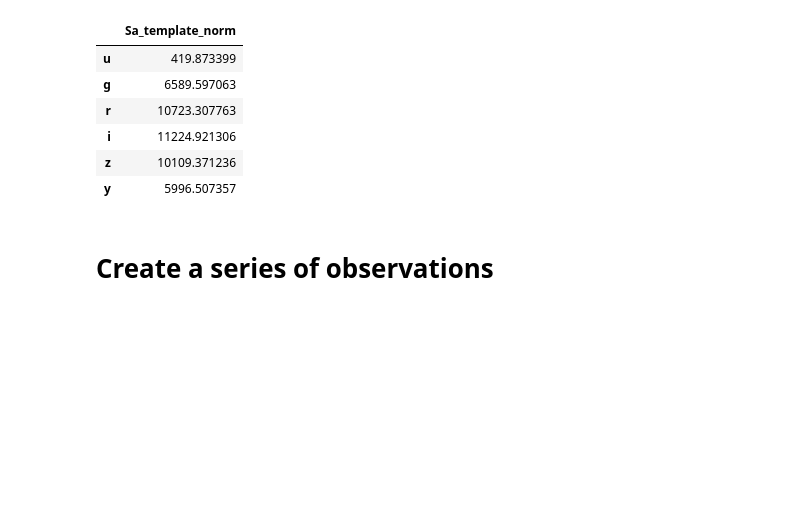
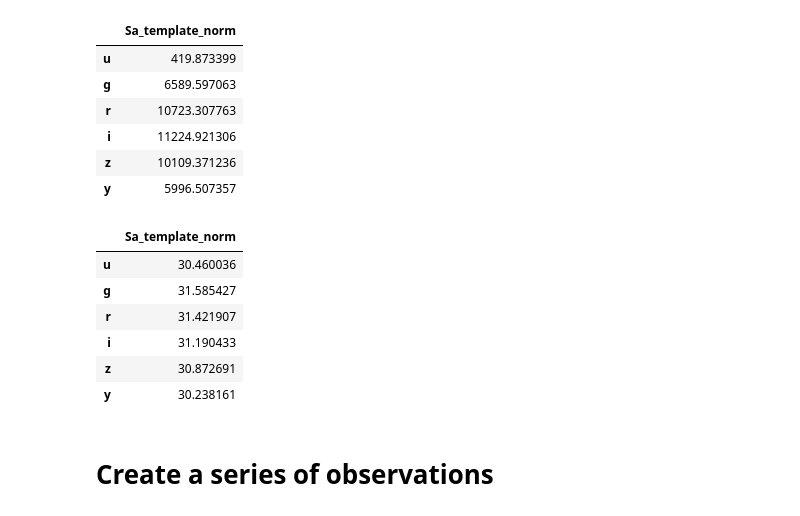
Before and after one commit to sylvielsstfr/RubinLSSTPhotometricCorrTuto, a Jupyter notebook: notebooks/02_PhotometricCorrections/02b_SEDshapeEstimation.ipynb, the cells around one changed output. Cells and saved outputs as stored; diff of their text form; code cells hidden in the pictures; blank space fills up the shorter version.

```diff
--- a/notebooks/02_PhotometricCorrections/02b_SEDshapeEstimation.ipynb
+++ b/notebooks/02_PhotometricCorrections/02b_SEDshapeEstimation.ipynb
@@ -329,6 +332,23 @@ pd.DataFrame(adcs_std, index=[sed_name]).T
 | i | 11224.921306 |
 | z | 10109.371236 |
 | y | 5996.507357 |
+# %%
+# constant in zero point
+F0AB = 3631*(1*u.Jy).cgs.value
+Z0PTconst = 2.5*np.log10((F0AB*photoparams.effarea*photoparams.nexp*photoparams.exptime)/(photoparams.gain*const.h.cgs.value))
+
+z0pt_std= {}
+for index,f in enumerate(filter_tagnames):
+    z0pt_std[f] = Z0PTconst + 2.0*np.log10(pc.all_II0_std[f])
+pd.DataFrame(z0pt_std, index=[sed_name]).T
+# %% [output]
+|  | Sa_template_norm |
+| u | 30.460036 |
+| g | 31.585427 |
+| r | 31.421907 |
+| i | 31.190433 |
+| z | 30.872691 |
+| y | 30.238161 |
 # %% [markdown]
 # Create a series of observations
 # %%
```
Also changed, not shown: parts of 8 cells of this notebook, 1 other file.
